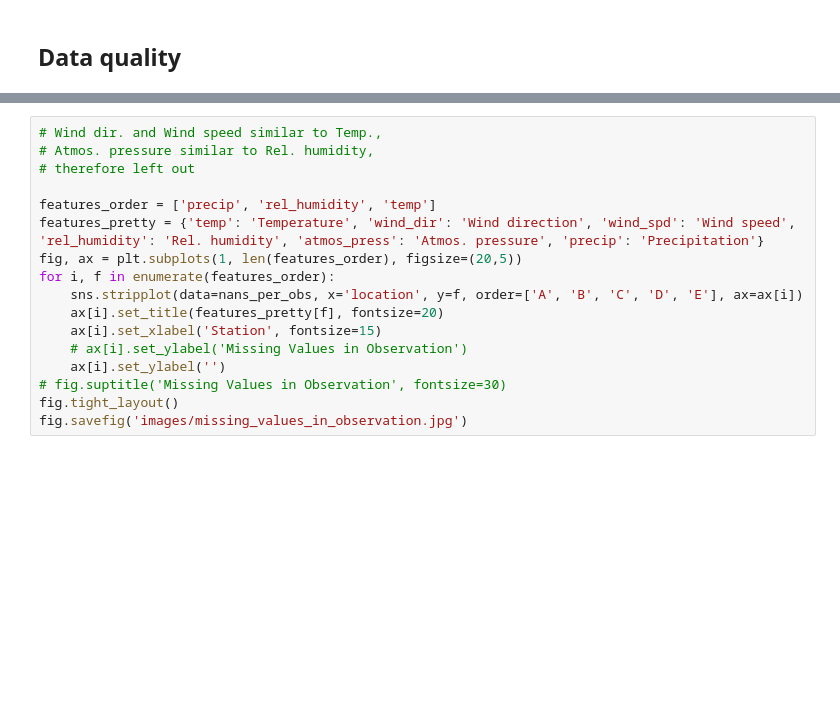
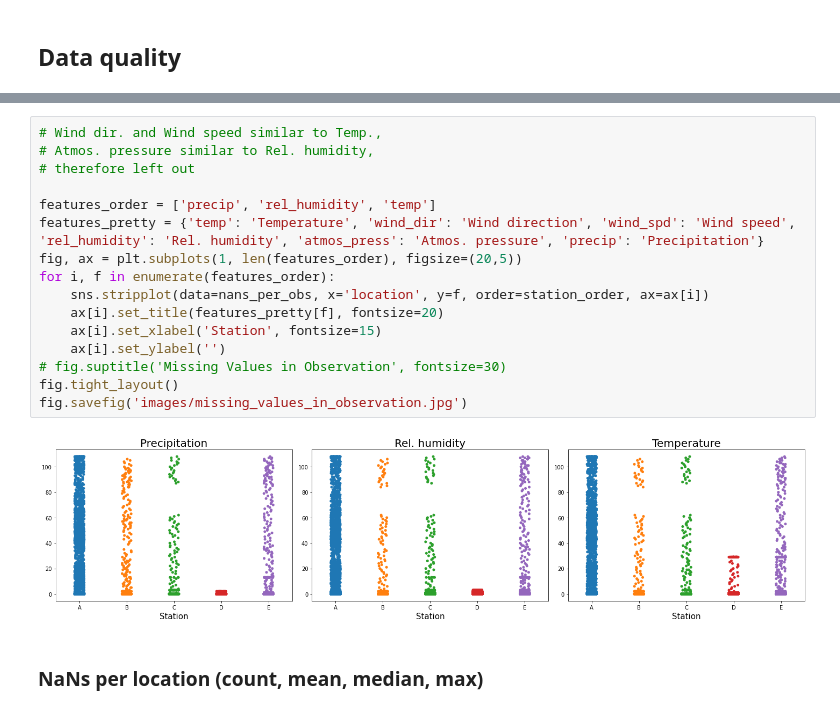
Before and after one commit to Jerwin87/ML-Project-1, a Jupyter notebook: eda_extra.ipynb, the cells around one changed output, grey strips where cells are left out. Drawn from its saved outputs; the diff is of its cells as text; blank space fills up the shorter version.

```diff
--- a/eda_extra.ipynb
+++ b/eda_extra.ipynb
@@ -187,18 +217,21 @@ fig.suptitle('Missing Values in Observation');
 # %%
 # Wind dir. and Wind speed similar to Temp.,
 # Atmos. pressure similar to Rel. humidity,
 # therefore left out
 
 features_order = ['precip', 'rel_humidity', 'temp']
 features_pretty = {'temp': 'Temperature', 'wind_dir': 'Wind direction', 'wind_spd': 'Wind speed', 'rel_humidity': 'Rel. humidity', 'atmos_press': 'Atmos. pressure', 'precip': 'Precipitation'}
 fig, ax = plt.subplots(1, len(features_order), figsize=(20,5))
 for i, f in enumerate(features_order):
-    sns.stripplot(data=nans_per_obs, x='location', y=f, order=['A', 'B', 'C', 'D', 'E'], ax=ax[i])
+    sns.stripplot(data=nans_per_obs, x='location', y=f, order=station_order, ax=ax[i])
     ax[i].set_title(features_pretty[f], fontsize=20)
     ax[i].set_xlabel('Station', fontsize=15)
-    # ax[i].set_ylabel('Missing Values in Observation')
     ax[i].set_ylabel('')
 # fig.suptitle('Missing Values in Observation', fontsize=30)
 fig.tight_layout()
 fig.savefig('images/missing_values_in_observation.jpg')
+# %% [output]
+[figure, added]
+# %% [markdown]
+### NaNs per location (count, mean, median, max)
 # %%
```
Also changed, not shown: parts of 16 cells of this notebook, 6 other files.
